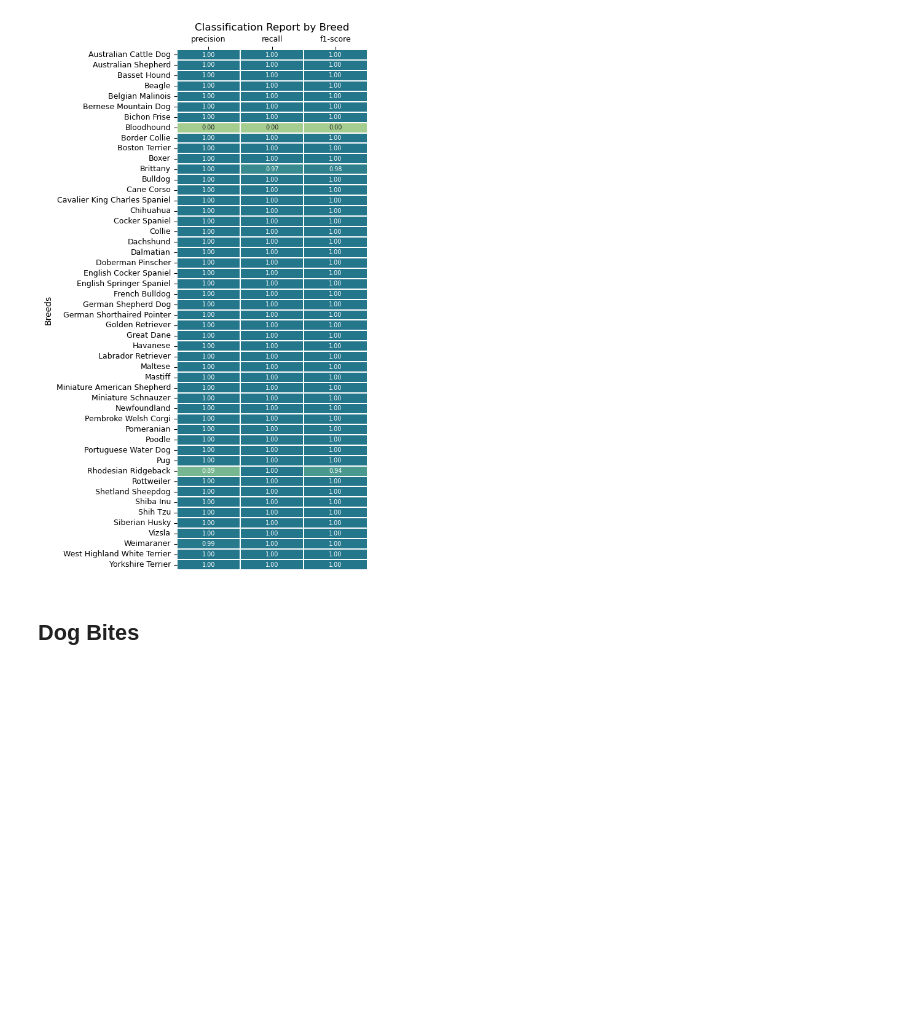
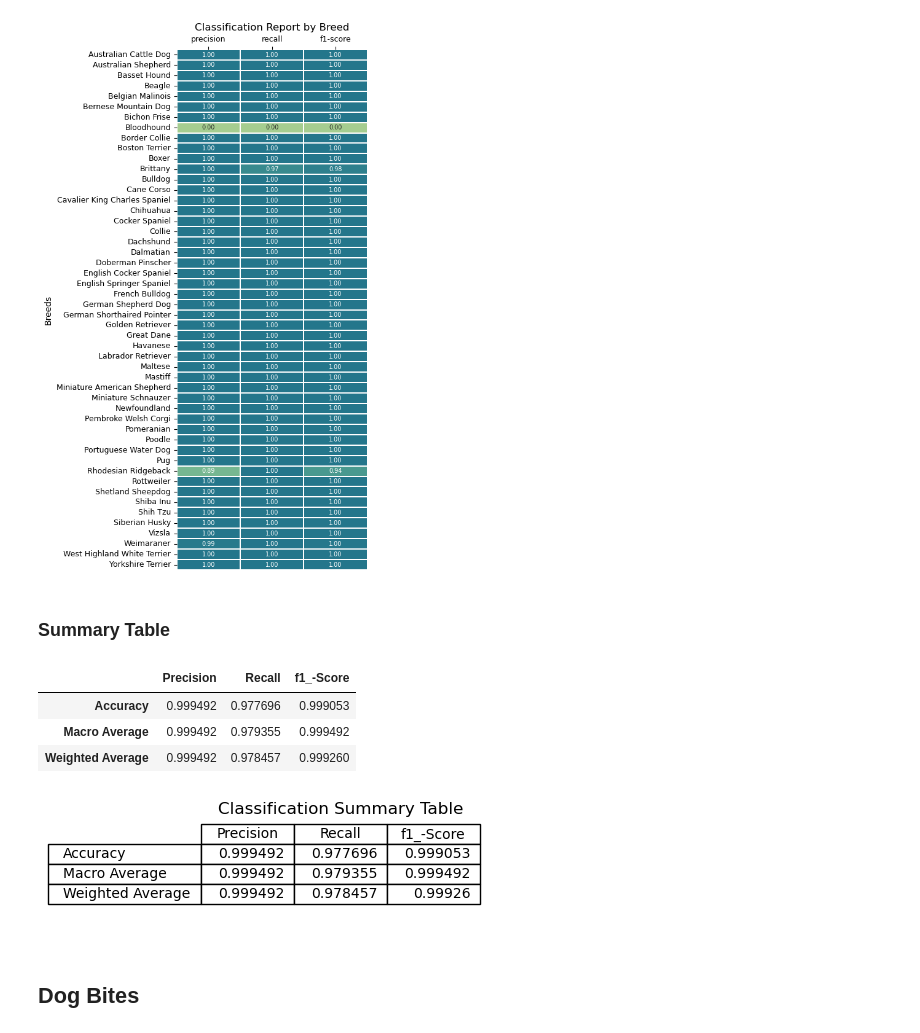
Before and after one commit to StarkArk/Tailored_Tails, a Jupyter notebook: Visualizations/data_and_code/visualization_notebook.ipynb, the cells around one changed output. Cells and saved outputs as stored; diff of their text form; code cells hidden in the pictures; blank space fills up the shorter version.

Commit message:
model summary table

```diff
--- a/Visualizations/data_and_code/visualization_notebook.ipynb
+++ b/Visualizations/data_and_code/visualization_notebook.ipynb
@@ -42,6 +42,45 @@ plt.savefig('../images/RandomForest_Model_Classification_Report', bbox_inches='t
 plt.show()
 # %% [output]
 [figure]
+# %% [markdown]
+### Summary Table
+# %%
+# Take the Model Summary and Create a Table Layout
+summary_dict = {
+    'Precision': [0.999492, 0.999492, 0.999492],
+    'Recall': [0.977696, 0.979355, 0.978457],
+    'f1_-Score': [0.999053, 0.999492, 0.999260]
+}
+
+classification_summary_df = pd.DataFrame(summary_dict)
+classification_summary_df.index = ['Accuracy', 'Macro Average', 'Weighted Average']
+
+display(classification_summary_df)
+# %% [output]
+|  | Precision | Recall | f1_-Score |
+| Accuracy | 0.999492 | 0.977696 | 0.999053 |
+| Macro Average | 0.999492 | 0.979355 | 0.999492 |
+| Weighted Average | 0.999492 | 0.978457 | 0.999260 |
+# %%
+# Create a table plot
+fig, ax = plt.subplots(figsize=(5, 1.4))
+table = pd.plotting.table(ax, classification_summary_df, loc='upper center', colWidths=[0.2, 0.2, 0.2])
+
+# Style the table
+table.auto_set_font_size(False)
+table.set_fontsize(10)
+table.scale(1.2, 1.2)  # Adjust the table size
+
+# Hide the axes
+ax.axis('off')
+
+plt.title('Classification Summary Table')
+
+plt.savefig('../images/RandomForest_Model_Classification_Summary', bbox_inches='tight')
+
+plt.show()
+# %% [output]
+[figure, added]
 # %% [markdown]
 ## Dog Bites
 # %%
```
Also changed, not shown: 1 other file.
